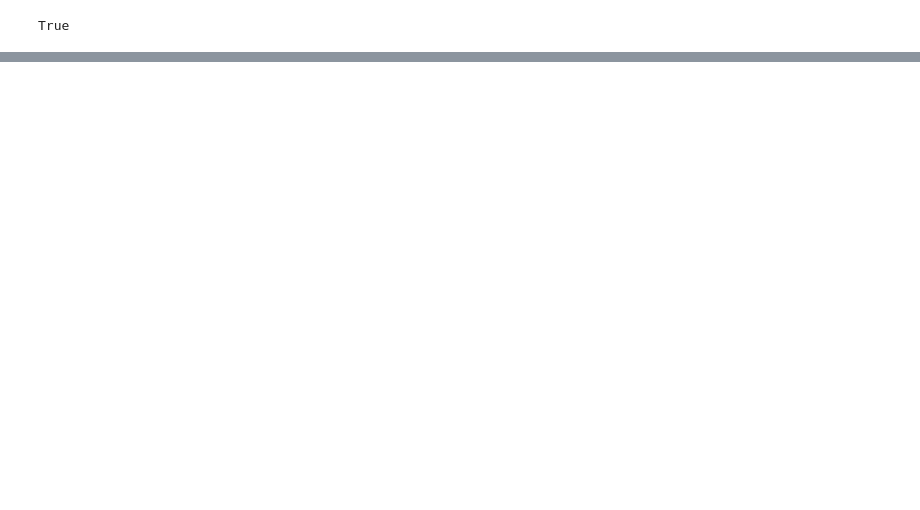
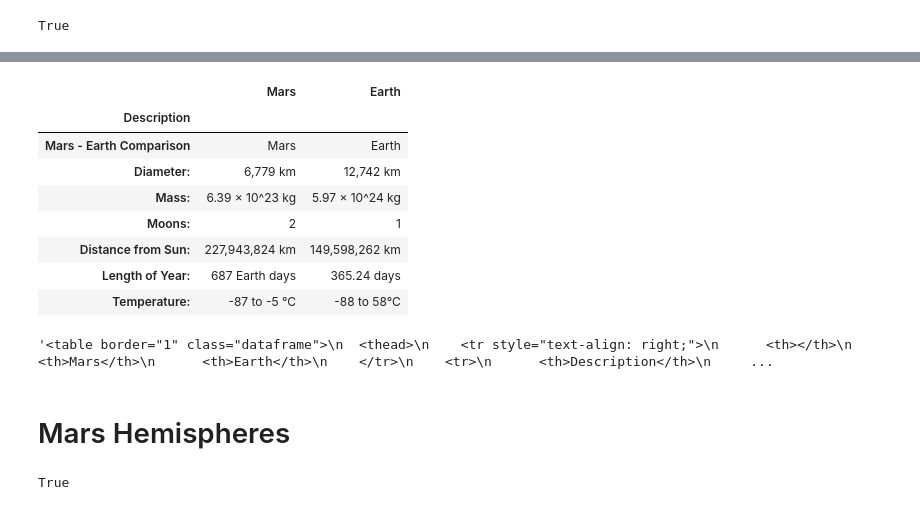
Before and after one commit to ImmaDadTho/web-scraping-challenge, a Jupyter notebook: missions_to_mars/mission_to_mars.ipynb, the cells around one changed output, grey strips where cells are left out. Cells and saved outputs as stored; diff of their text form; code cells hidden in the pictures; blank space fills up the shorter version.

```diff
--- a/missions_to_mars/mission_to_mars.ipynb
+++ b/missions_to_mars/mission_to_mars.ipynb
@@ -85,0 +157,30 @@ https://spaceimages-mars.com/image/featured/mars3.jpg
+# %%
+#make the description column the index
+comparisonDF.set_index('Description', inplace= True)
+comparisonDF
+# %% [output]
+|  | Mars | Earth |
+| Description |  |  |
+| Mars - Earth Comparison | Mars | Earth |
+| Diameter: | 6,779 km | 12,742 km |
+| Mass: | 6.39 × 10^23 kg | 5.97 × 10^24 kg |
+| Moons: | 2 | 1 |
+| Distance from Sun: | 227,943,824 km | 149,598,262 km |
+| Length of Year: | 687 Earth days | 365.24 days |
+| Temperature: | -87 to -5 °C | -88 to 58°C |
+# %%
+#convert dataframe into html
+comparisonDF.to_html()
+# %% [output]
+'<table border="1" class="dataframe">\n  <thead>\n    <tr style="text-align: right;">\n      <th></th>\n      <th>Mars</th>\n      <th>Earth</th>\n    </tr>\n    <tr>\n      <th>Description</th>\n     ...
+# %% [markdown]
+# Mars Hemispheres
+# %%
+# syntax used to visit site
+hemispheresurl = 'https://marshemispheres.com/'
+browser.visit(hemispheresurl)
+
+#create a delay
+browser.is_element_present_by_css('div', wait_time=1.5)
+# %% [output]
+True
```
Also changed, not shown: parts of 20 cells of this notebook, 1 other file.
